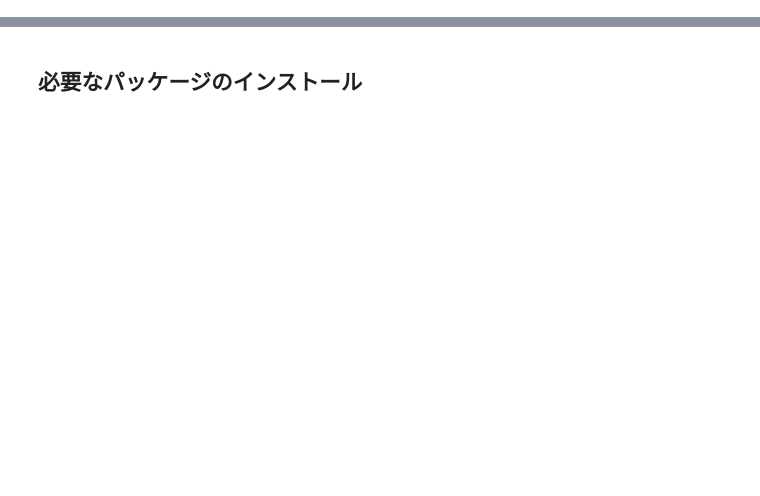
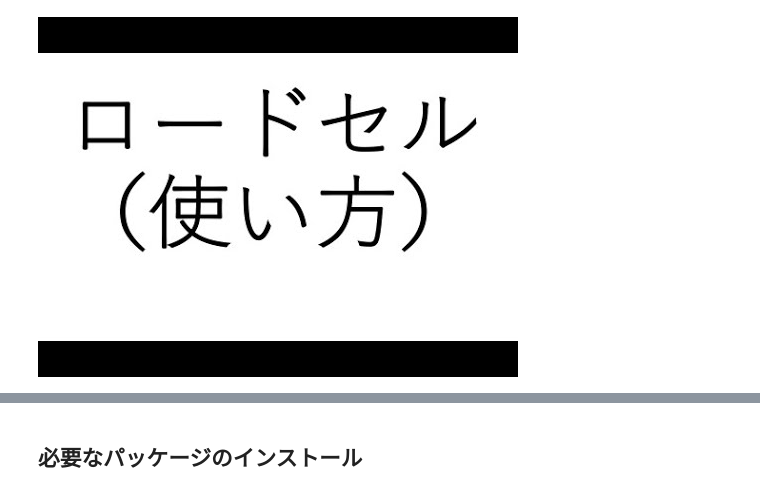
Before and after one commit to cmd-gunma-univ/DX-highschool, a Jupyter notebook: ロードセル.ipynb, the cells around one changed output, grey strips where cells are left out. Drawn from its saved outputs; the diff is of its cells as text; code cells hidden in the pictures; blank space fills up the shorter version.

```diff
--- a/ロードセル.ipynb
+++ b/ロードセル.ipynb
@@ -4,0 +11,5 @@
+# %%
+from IPython.display import YouTubeVideo
+YouTubeVideo('B71KAgm9Q7A', width=400, height=225)
+# %% [output]
+[figure, added]
```
Also changed, not shown: parts of 6 cells of this notebook.
